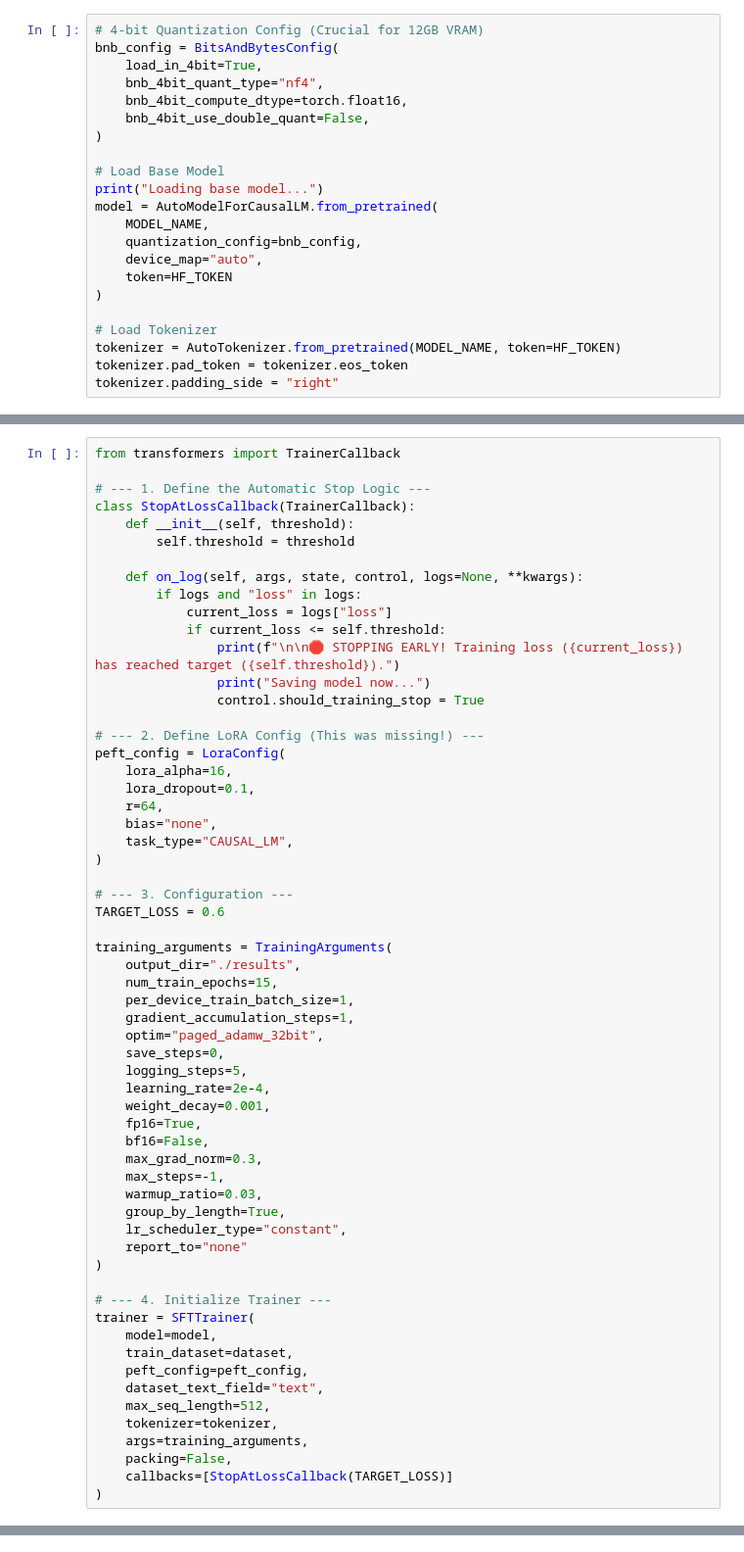
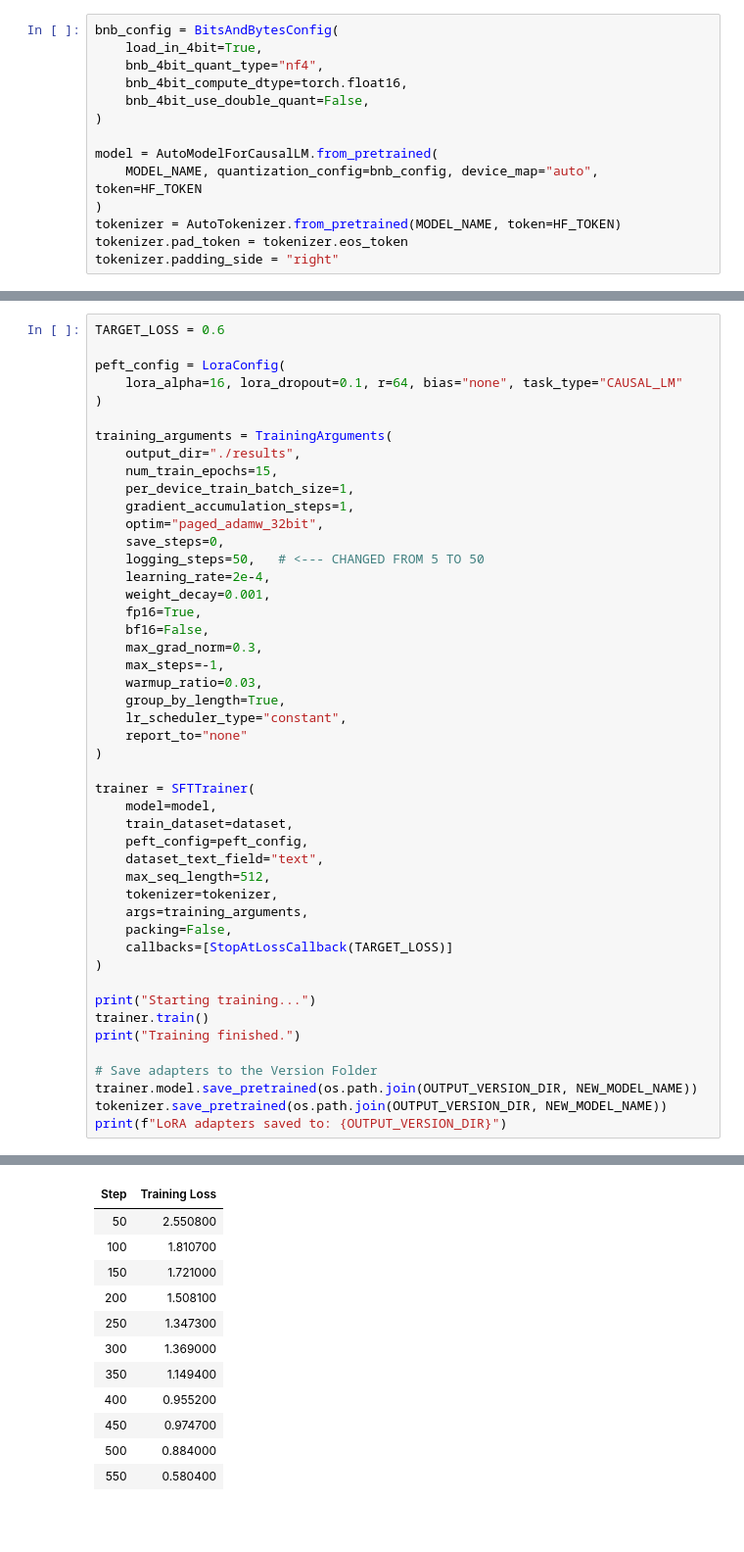
Before and after one commit to TheGirzy/DeepDiveV2AI, a Jupyter notebook: Train_Llama_Gloom.ipynb, the cells around one changed output, grey strips where cells are left out. Shown at 98% size. Saved outputs shown, nothing was run; the diff lists cells and outputs as text; blank space fills up the shorter version.

Commit message:
Training File Upgraded to work from cloned repo directory and clean up after itself

```diff
--- a/Train_Llama_Gloom.ipynb
+++ b/Train_Llama_Gloom.ipynb
@@ -87,5 +104,4 @@ The Gloom is the lifeblood and the curse of these depths. It's an energy, a pres
 # %%
-# 4-bit Quantization Config (Crucial for 12GB VRAM)
 bnb_config = BitsAndBytesConfig(
     load_in_4bit=True,
     bnb_4bit_quant_type="nf4",
@@ -93,16 +109,9 @@ bnb_config = BitsAndBytesConfig(
     bnb_4bit_use_double_quant=False,
 )
 
-# Load Base Model
-print("Loading base model...")
 model = AutoModelForCausalLM.from_pretrained(
-    MODEL_NAME,
-    quantization_config=bnb_config,
-    device_map="auto",
-    token=HF_TOKEN
+    MODEL_NAME, quantization_config=bnb_config, device_map="auto", token=HF_TOKEN
 )
-
-# Load Tokenizer
 tokenizer = AutoTokenizer.from_pretrained(MODEL_NAME, token=HF_TOKEN)
 tokenizer.pad_token = tokenizer.eos_token
 tokenizer.padding_side = "right"
@@ -111,30 +118,9 @@ Loading base model...
 # %%
-from transformers import TrainerCallback
+TARGET_LOSS = 0.6
 
-# --- 1. Define the Automatic Stop Logic ---
-class StopAtLossCallback(TrainerCallback):
-    def __init__(self, threshold):
-        self.threshold = threshold
-
-    def on_log(self, args, state, control, logs=None, **kwargs):
-        if logs and "loss" in logs:
-            current_loss = logs["loss"]
-            if current_loss <= self.threshold:
-                print(f"\n\n🛑 STOPPING EARLY! Training loss ({current_loss}) has reached target ({self.threshold}).")
-                print("Saving model now...")
-                control.should_training_stop = True
-
-# --- 2. Define LoRA Config (This was missing!) ---
 peft_config = LoraConfig(
-    lora_alpha=16,
-    lora_dropout=0.1,
-    r=64,
-    bias="none",
-    task_type="CAUSAL_LM",
+    lora_alpha=16, lora_dropout=0.1, r=64, bias="none", task_type="CAUSAL_LM"
 )
-
-# --- 3. Configuration ---
-TARGET_LOSS = 0.6
 
 training_arguments = TrainingArguments(
     output_dir="./results",
@@ -143,7 +129,7 @@ training_arguments = TrainingArguments(
     gradient_accumulation_steps=1,
     optim="paged_adamw_32bit",
     save_steps=0,
-    logging_steps=5,
+    logging_steps=50,   # <--- CHANGED FROM 5 TO 50
     learning_rate=2e-4,
     weight_decay=0.001,
     fp16=True,
@@ -156,7 +142,6 @@ training_arguments = TrainingArguments(
     report_to="none"
 )
 
-# --- 4. Initialize Trainer ---
 trainer = SFTTrainer(
     model=model,
     train_dataset=dataset,
@@ -168,3 +153,13 @@ trainer = SFTTrainer(
     packing=False,
     callbacks=[StopAtLossCallback(TARGET_LOSS)]
 )
+
+print("Starting training...")
+trainer.train()
+print("Training finished.")
+
+# Save adapters to the Version Folder
+trainer.model.save_pretrained(os.path.join(OUTPUT_VERSION_DIR, NEW_MODEL_NAME))
+tokenizer.save_pretrained(os.path.join(OUTPUT_VERSION_DIR, NEW_MODEL_NAME))
+print(f"LoRA adapters saved to: {OUTPUT_VERSION_DIR}")
+# %% [output]
@@ -170,0 +169,12 @@ trainer = SFTTrainer(
+| Step | Training Loss |
+| 50 | 2.550800 |
+| 100 | 1.810700 |
+| 150 | 1.721000 |
+| 200 | 1.508100 |
+| 250 | 1.347300 |
+| 300 | 1.369000 |
+| 350 | 1.149400 |
+| 400 | 0.955200 |
+| 450 | 0.974700 |
+| 500 | 0.884000 |
+| 550 | 0.580400 |
```
Also changed, not shown: parts of 11 cells of this notebook, 1 other file.
